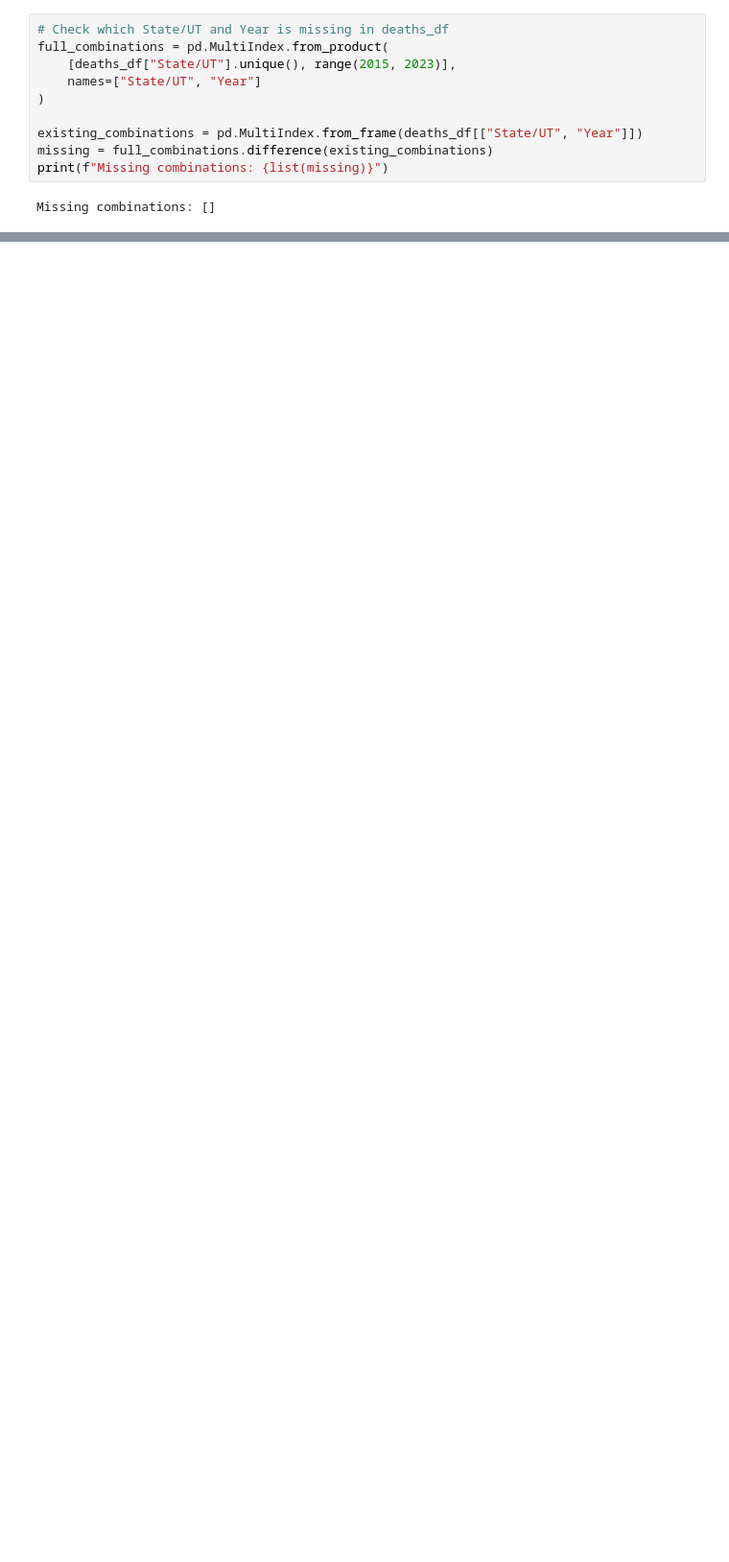
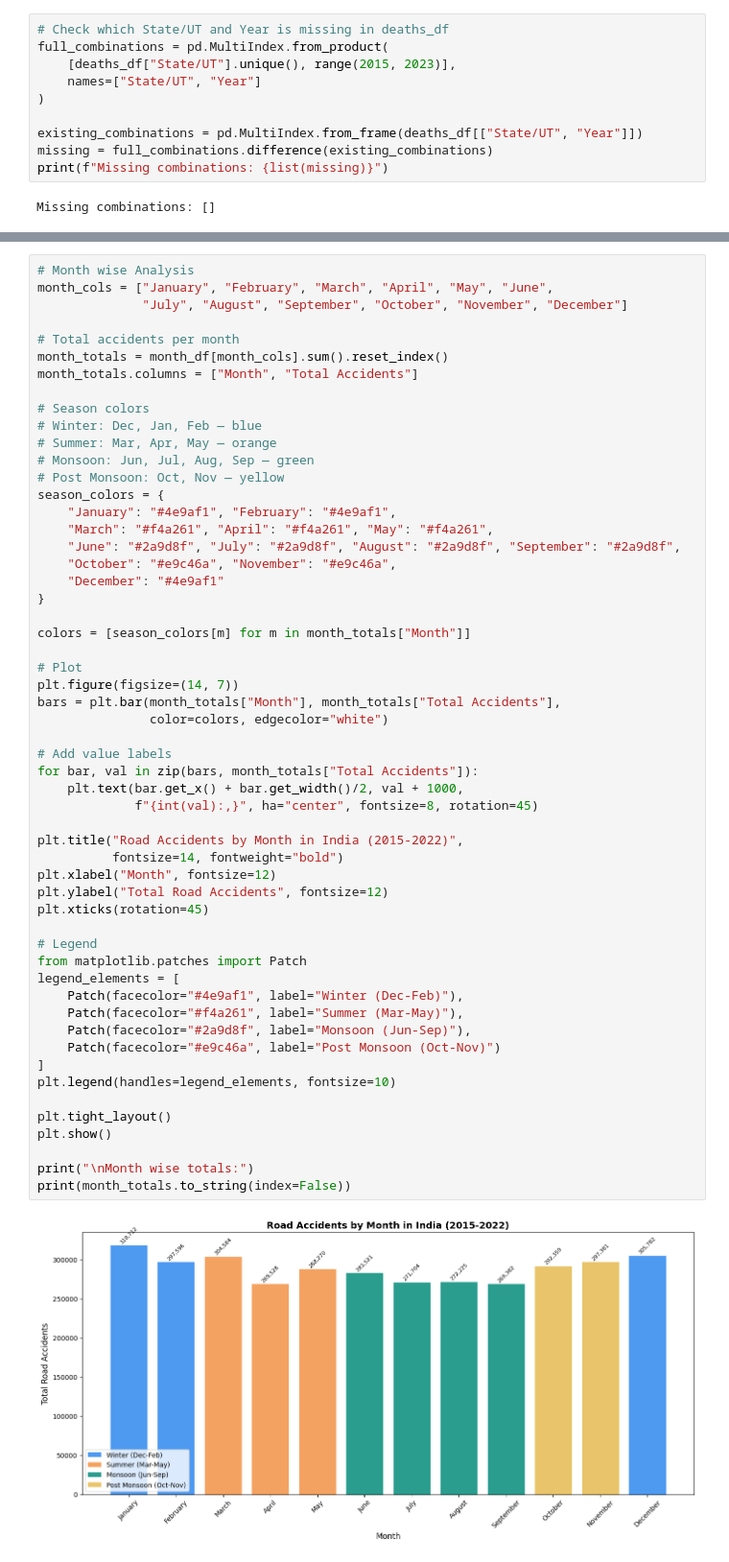
Before and after one commit to ankitarchoudhary/Dark-Hours-India, a Jupyter notebook: notebooks/02_eda.ipynb, the cells around one changed output, grey strips where cells are left out. Shown at 96% size. Drawn from its saved outputs; the diff is of its cells as text; blank space fills up the shorter version.

```diff
--- a/notebooks/02_eda.ipynb
+++ b/notebooks/02_eda.ipynb
@@ -56,0 +273,57 @@ Missing combinations: [('Dadra and Nagar Haveli and Daman and Diu', 2022)]
+# %%
+# Month wise Analysis
+month_cols = ["January", "February", "March", "April", "May", "June",
+              "July", "August", "September", "October", "November", "December"]
+
+# Total accidents per month
+month_totals = month_df[month_cols].sum().reset_index()
+month_totals.columns = ["Month", "Total Accidents"]
+
+# Season colors
+# Winter: Dec, Jan, Feb — blue
+# Summer: Mar, Apr, May — orange
+# Monsoon: Jun, Jul, Aug, Sep — green
+# Post Monsoon: Oct, Nov — yellow
+season_colors = {
+    "January": "#4e9af1", "February": "#4e9af1",
+    "March": "#f4a261", "April": "#f4a261", "May": "#f4a261",
+    "June": "#2a9d8f", "July": "#2a9d8f", "August": "#2a9d8f", "September": "#2a9d8f",
+    "October": "#e9c46a", "November": "#e9c46a",
+    "December": "#4e9af1"
+}
+
+colors = [season_colors[m] for m in month_totals["Month"]]
+
+# Plot
+plt.figure(figsize=(14, 7))
+bars = plt.bar(month_totals["Month"], month_totals["Total Accidents"],
+               color=colors, edgecolor="white")
+
+# Add value labels
+for bar, val in zip(bars, month_totals["Total Accidents"]):
+    plt.text(bar.get_x() + bar.get_width()/2, val + 1000,
+             f"{int(val):,}", ha="center", fontsize=8, rotation=45)
+
+plt.title("Road Accidents by Month in India (2015-2022)",
+          fontsize=14, fontweight="bold")
+plt.xlabel("Month", fontsize=12)
+plt.ylabel("Total Road Accidents", fontsize=12)
+plt.xticks(rotation=45)
+
+# Legend
+from matplotlib.patches import Patch
+legend_elements = [
+    Patch(facecolor="#4e9af1", label="Winter (Dec-Feb)"),
+    Patch(facecolor="#f4a261", label="Summer (Mar-May)"),
+    Patch(facecolor="#2a9d8f", label="Monsoon (Jun-Sep)"),
+    Patch(facecolor="#e9c46a", label="Post Monsoon (Oct-Nov)")
+]
+plt.legend(handles=legend_elements, fontsize=10)
+
+plt.tight_layout()
+plt.show()
+
+print("\nMonth wise totals:")
+print(month_totals.to_string(index=False))
+# %% [output]
+[figure, added]
```
Also changed, not shown: parts of 11 cells of this notebook, 1 other file.
